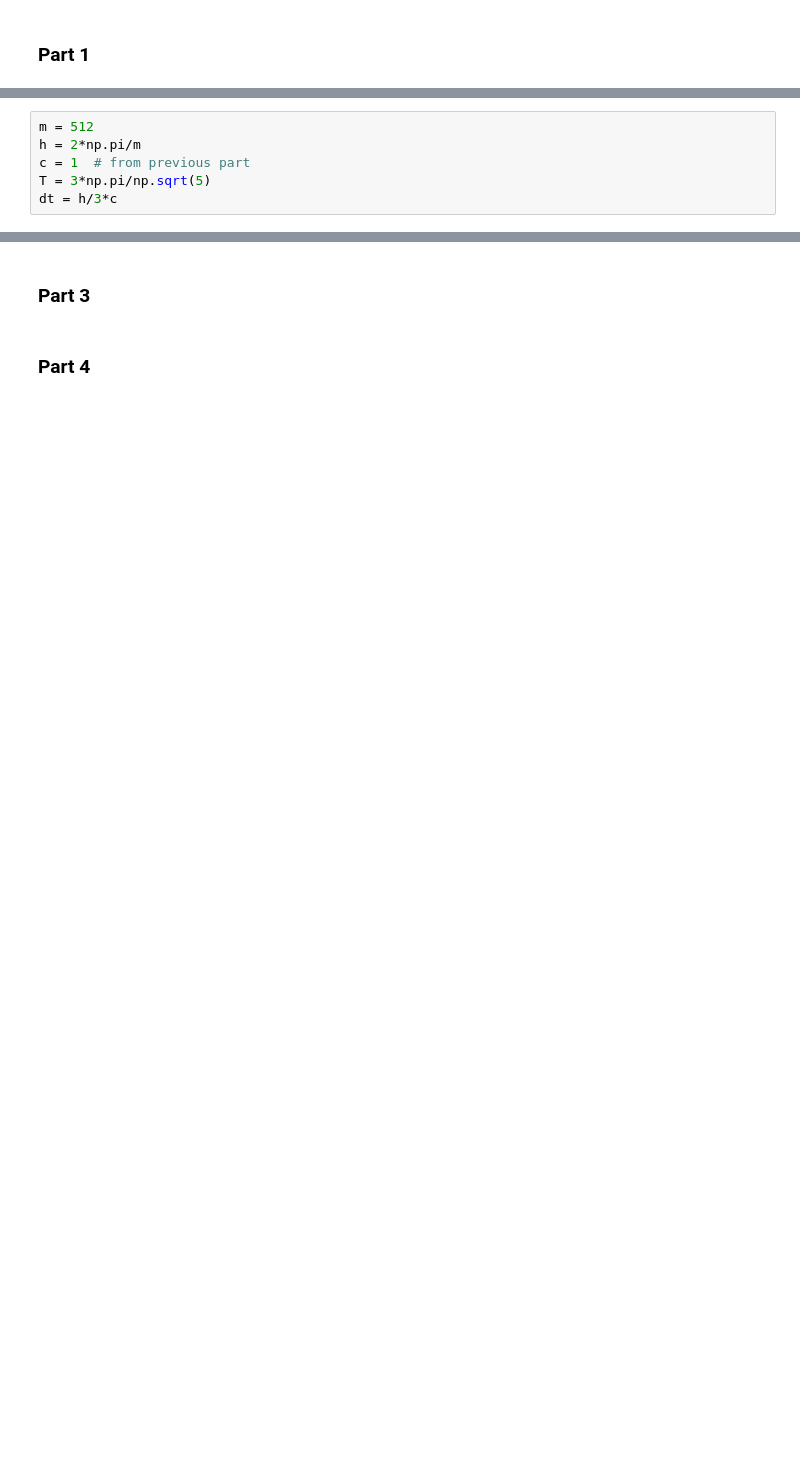
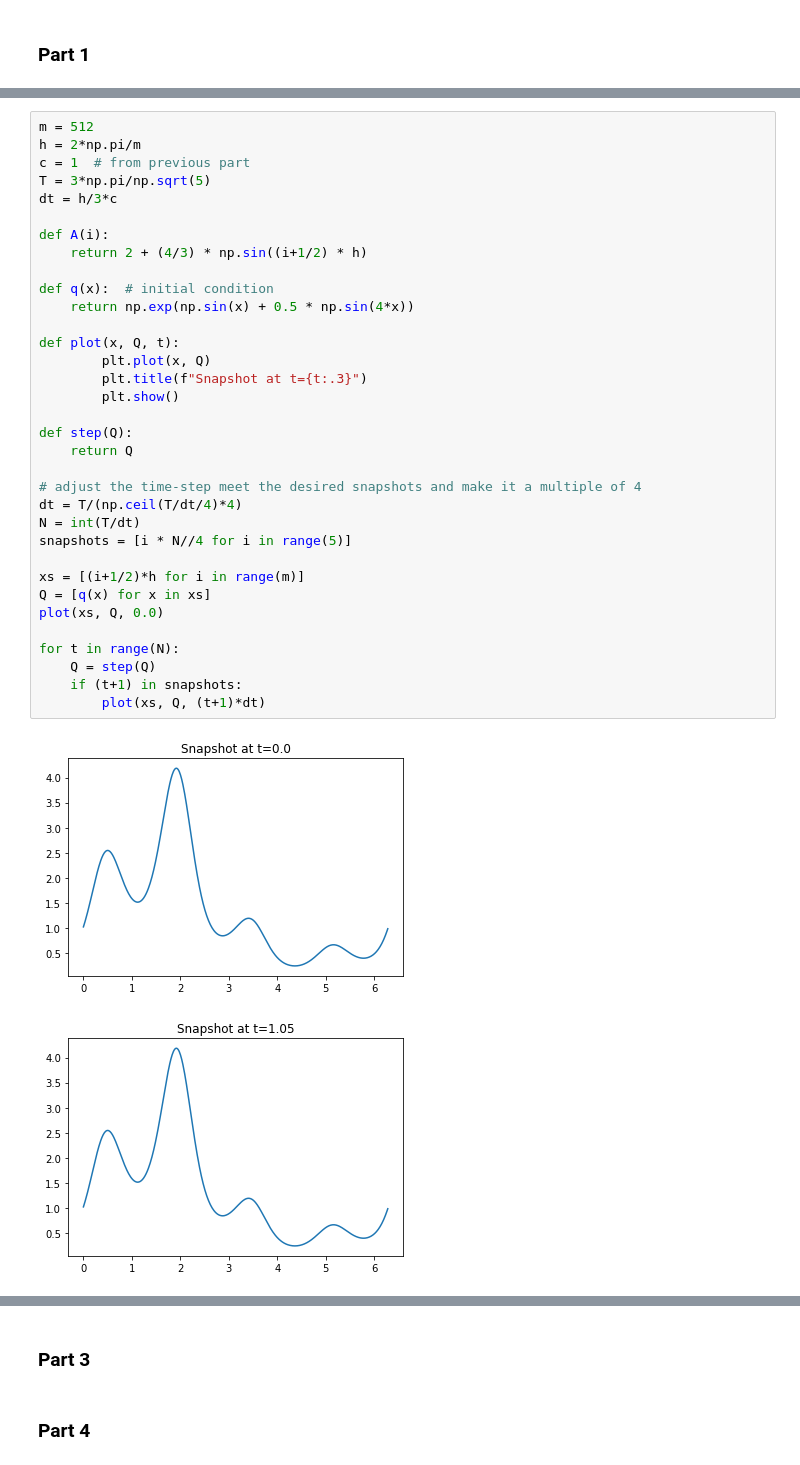
Before and after one commit to whuang259/Math714-Physics763, a Jupyter notebook: Math 714/Math_714_HW_4.ipynb, the cells around one changed output, grey strips where cells are left out. Drawn from its saved outputs; the diff is of its cells as text; blank space fills up the shorter version.

```diff
--- a/Math 714/Math_714_HW_4.ipynb
+++ b/Math 714/Math_714_HW_4.ipynb
@@ -144,6 +157,37 @@ $$ q(x,0) = \max\{ \frac{\pi}{2}-|x-\pi|,0\} $$
 # %%
 m = 512
 h = 2*np.pi/m
 c = 1  # from previous part
 T = 3*np.pi/np.sqrt(5)
 dt = h/3*c
+
+def A(i):
+    return 2 + (4/3) * np.sin((i+1/2) * h)
+
+def q(x):  # initial condition
+    return np.exp(np.sin(x) + 0.5 * np.sin(4*x))
+
+def plot(x, Q, t):
+        plt.plot(x, Q)
+        plt.title(f"Snapshot at t={t:.3}")
+        plt.show()
+
+def step(Q):
+    return Q
+
+# adjust the time-step meet the desired snapshots and make it a multiple of 4
+dt = T/(np.ceil(T/dt/4)*4)
+N = int(T/dt)
+snapshots = [i * N//4 for i in range(5)]
+
+xs = [(i+1/2)*h for i in range(m)]
+Q = [q(x) for x in xs]
+plot(xs, Q, 0.0)
+
+for t in range(N):
+    Q = step(Q)
+    if (t+1) in snapshots:
+        plot(xs, Q, (t+1)*dt)
+# %% [output]
+[figure, added]
+[figure, added]
```
Also changed, not shown: parts of 4 cells of this notebook.
